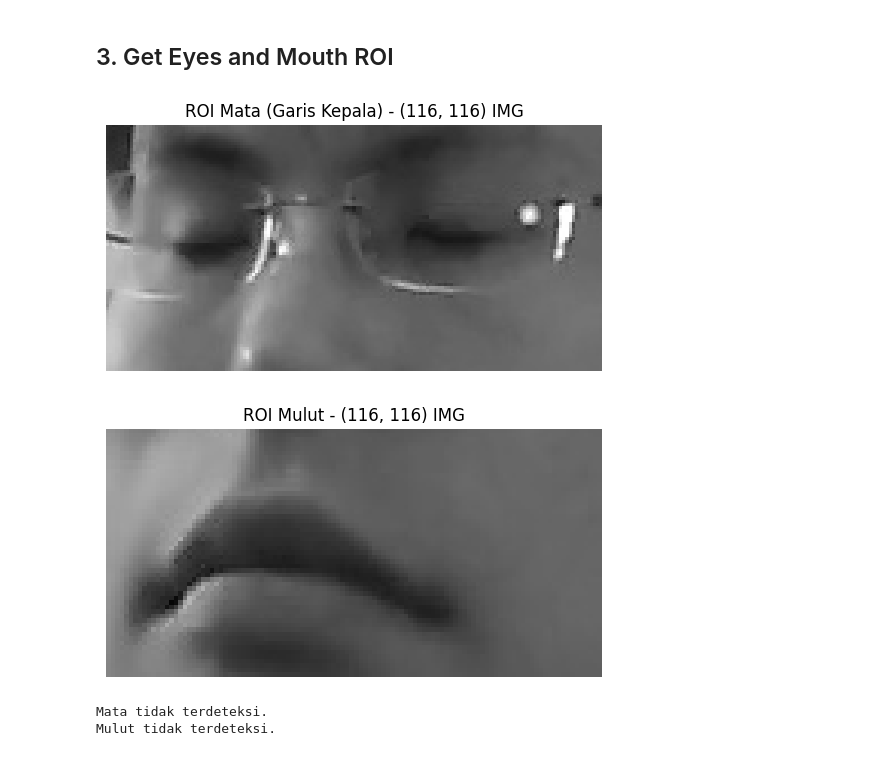
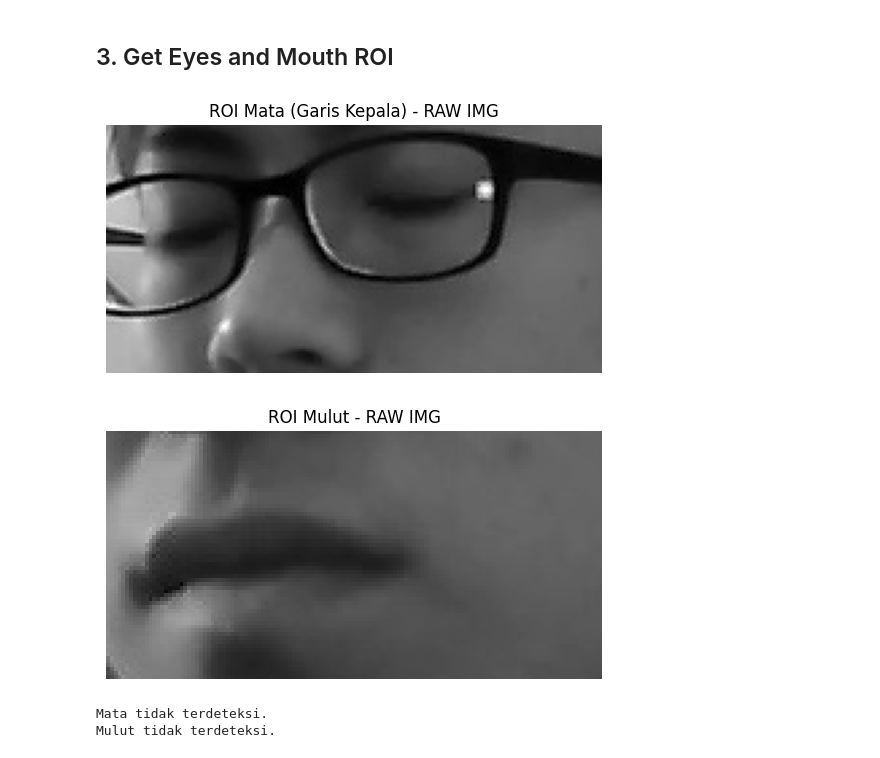
Before and after one commit to whisnumurtyga/TA-Drowsy-Detection-, a Jupyter notebook: Milestone/1. NTHU-DD x LSTM/code.ipynb, the cells around one changed output. Cells and saved outputs as stored; diff of their text form; code cells hidden in the pictures.

```diff
--- a/Milestone/1. NTHU-DD x LSTM/code.ipynb
+++ b/Milestone/1. NTHU-DD x LSTM/code.ipynb
@@ -123,9 +126,9 @@ def read_image(image_path, img_size=IMG_SIZE, resize=False):
     """
     img = cv2.imread(image_path)             # Membaca gambar
     img = cv2.cvtColor(img, cv2.COLOR_BGR2RGB)  # Mengubah format dari BGR (default OpenCV) ke RGB
-    if resize == True:
+    if resize:
         img = cv2.resize(img, img_size)          # Mengubah ukuran gambar sesuai img_size
-    print(img.shape)
+    # print(img.shape)
     return img  # Mengembalikan sebagai array numpy
 
 def display_image(image, title=None, landmarks=None, display=None):
@@ -155,7 +158,11 @@ def display_image(image, title=None, landmarks=None, display=None):
 raw = dict()
 rsz = dict()
 
-file_path = "../../Datasets/NTHU-DDD/drowsy/006_glasses_slowBlinkWithNodding_499_drowsy.jpg"
+# Contoh Gambar yang Noding gagal didedteksi wajahnya
+# file_path = "../../Datasets/NTHU-DDD/train/drowsy/001_glasses_sleepyCombination_1689_drowsy.jpg"
+file_path = "../../Datasets/NTHU-DDD/train/drowsy/001_glasses_sleepyCombination_1082_drowsy.jpg"
+# file_path = "../../Datasets/NTHU-DDD/drowsy/006_glasses_slowBlinkWithNodding_499_drowsy.jpg"
+
 raw['img'] = read_image(file_path, resize=False)
 display_image(raw['img'], "Raw Image")
 
@@ -207,12 +212,15 @@ display_image(rsz['face_roi'], f"Face ROI - Resized Img - {IMG_SIZE}")
 # %% [markdown]
 ## 3. Get Eyes and Mouth ROI
 # %%
-def get_eye_and_mouth_roi(image):
+def get_eye_and_mouth_roi(image, tolerance=0.15):
     """
     Fungsi untuk mendeteksi ROI mata (garis kepala) dan mulut menggunakan MediaPipe,
-    dengan memastikan ROI memiliki orientasi landscape.
+    dengan memastikan ROI memiliki orientasi landscape dan menambahkan toleransi yang
+    dapat diatur pada ukuran ROI agar tidak terlalu presisi.
+
     Args:
     - image (numpy array): Gambar dalam bentuk array.
+    - tolerance (float): Persentase tambahan ukuran ROI (default: 0.15 atau 15%).
 
     Returns:
     - eye_roi (array): ROI untuk area mata atau None jika tidak terdeteksi.
@@ -240,6 +248,11 @@ def get_eye_and_mouth_roi(image):
             # Buat ROI mata sebagai area yang lebih lebar (landscape)
             eye_roi_width = abs(right_eye_x - left_eye_x) + 40  # Tambahkan toleransi lebar
             eye_roi_height = eye_roi_width // 2  # Pastikan lebar lebih besar dari tinggi (landscape)
+
+            # Tambahkan toleransi pada ukuran ROI
+            eye_roi_width = int(eye_roi_width * (1 + tolerance))
+            eye_roi_height = int(eye_roi_height * (1 + tolerance))
+
             y_eye_top = max(0, left_eye_y - eye_roi_height // 2)
             x_eye_left = max(0, left_eye_x - 20)
             eye_roi = image[y_eye_top:y_eye_top + eye_roi_height, x_eye_left:x_eye_left + eye_roi_width]
@@ -254,9 +267,14 @@ def get_eye_and_mouth_roi(image):
             chin_y = int(face_landmarks.landmark[152].y * ih)
             head_height = abs(chin_y - forehead_y)
 
-            # Pastikan ROI mulut memiliki aspek landscape dengan lebar lebih besar dari tinggi
+            # Buat ROI mulut dengan orientasi landscape
             mouth_roi_height = min(max(int(head_height * 0.25), abs(mouth_bottom_y - mouth_top_y)), int(head_height * 0.5))
             mouth_roi_width = mouth_roi_height * 2  # Set lebar lebih besar dari tinggi
+
+            # Tambahkan toleransi pada ukuran ROI
+            mouth_roi_width = int(mouth_roi_width * (1 + tolerance))
+            mouth_roi_height = int(mouth_roi_height * (1 + tolerance))
+
             y_mouth_top = max(0, mouth_top_y - mouth_roi_height // 2)
             x_mouth_left = max(0, int(face_landmarks.landmark[61].x * iw) - 10)
             mouth_roi = image[y_mouth_top:y_mouth_top + mouth_roi_height, x_mouth_left:x_mouth_left + mouth_roi_width]
@@ -264,13 +282,14 @@ def get_eye_and_mouth_roi(image):
 
     return eye_roi, eye_roi_coords, mouth_roi, mouth_roi_coords
 # %%
-raw['eye_roi'], raw['eye_roi_coords'], raw['mouth_roi'], raw['mouth_roi_coords'] = get_eye_and_mouth_roi(raw['face_roi'])
+# raw['eye_roi'], raw['eye_roi_coords'], raw['mouth_roi'], raw['mouth_roi_coords'] = get_eye_and_mouth_roi(raw['face_roi'])
+raw['eye_roi'], raw['eye_roi_coords'], raw['mouth_roi'], raw['mouth_roi_coords'] = get_eye_and_mouth_roi(raw['img'])
 
-display_image(raw['eye_roi'], title=f"ROI Mata (Garis Kepala) - {IMG_SIZE} IMG") if raw['eye_roi'] is not None else print("Mata tidak terdeteksi.")
-display_image(raw['mouth_roi'], title=f"ROI Mulut - {IMG_SIZE} IMG") if raw['mouth_roi'] is not None else print("Mulut tidak terdeteksi.")
+display_image(raw['eye_roi'], title=f"ROI Mata (Garis Kepala) - RAW IMG") if raw['eye_roi'] is not None else print("Mata tidak terdeteksi.")
+display_image(raw['mouth_roi'], title=f"ROI Mulut - RAW IMG") if raw['mouth_roi'] is not None else print("Mulut tidak terdeteksi.")
 # %% [output]
-[figure, old version]
+[figure, new version]
-[figure, old version]
+[figure, new version]
 # %%
 rsz['eye_roi'], rsz['eye_roi_coords'], rsz['mouth_roi'], rsz['mouth_roi_coords'] = get_eye_and_mouth_roi(rsz['face_roi'])
 
```
Also changed, not shown: parts of 32 cells of this notebook, 7 other files.
